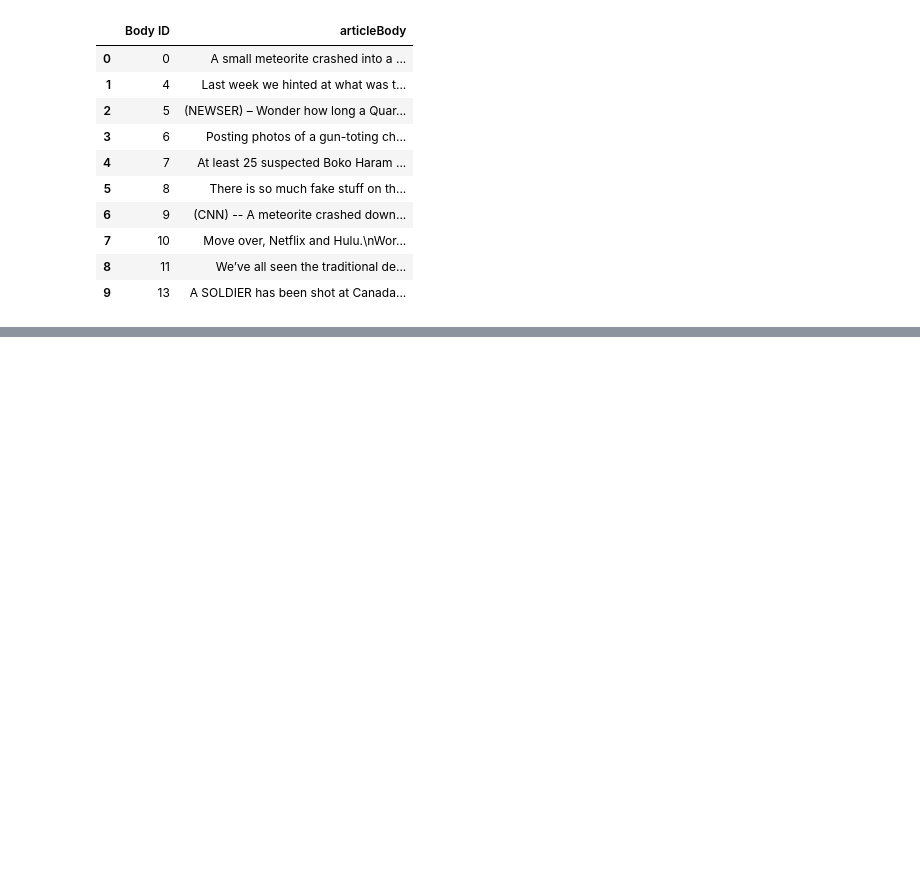
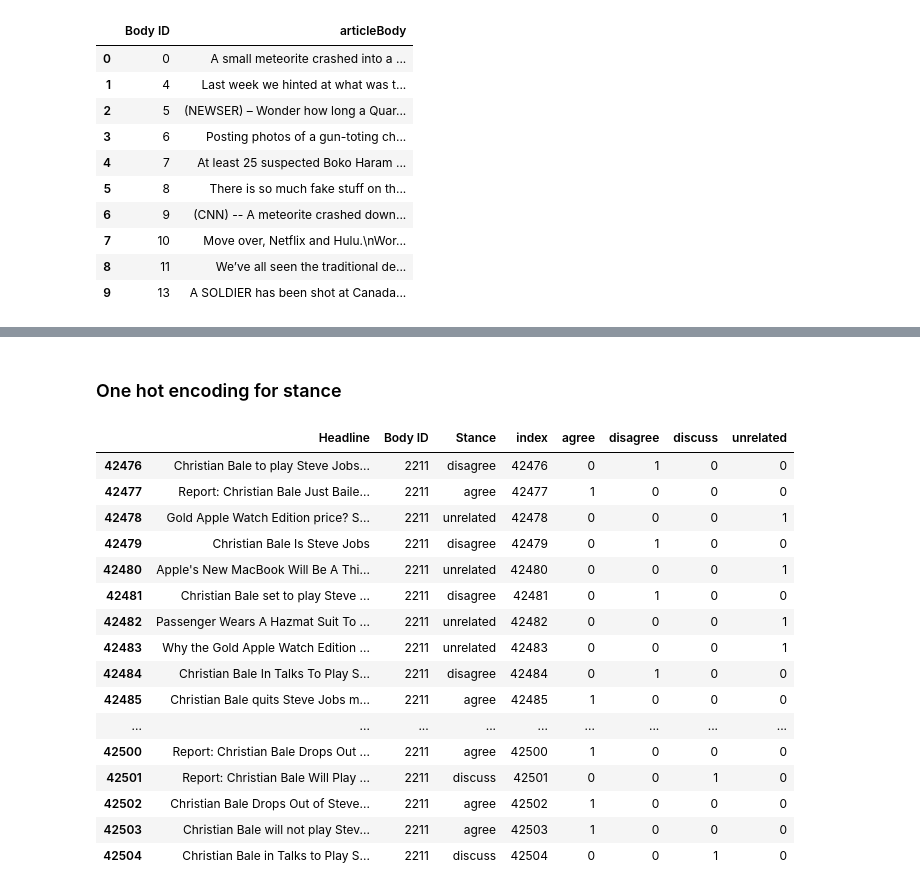
Before and after one commit to cpati/team-hvac, a Jupyter notebook: distillation/Spam_detection_and_Stance_detection.ipynb, the cells around one changed output, grey strips where cells are left out. Saved outputs shown, nothing was run; the diff lists cells and outputs as text; code cells hidden in the pictures; blank space fills up the shorter version.

```diff
--- a/distillation/Spam_detection_and_Stance_detection.ipynb
+++ b/distillation/Spam_detection_and_Stance_detection.ipynb
@@ -651,0 +810,23 @@ ValueError: Iterable over raw text documents expected, string object received.
+# %% [markdown]
+### One hot encoding for stance
+# %%
+new_df = new_df.join(new_df['Stance'].str.get_dummies())
+new_df
+# %% [output]
+|  | Headline | Body ID | Stance | index | agree | disagree | discuss | unrelated |
+| 42476 | Christian Bale to play Steve Jobs... | 2211 | disagree | 42476 | 0 | 1 | 0 | 0 |
+| 42477 | Report: Christian Bale Just Baile... | 2211 | agree | 42477 | 1 | 0 | 0 | 0 |
+| 42478 | Gold Apple Watch Edition price? S... | 2211 | unrelated | 42478 | 0 | 0 | 0 | 1 |
+| 42479 | Christian Bale Is Steve Jobs | 2211 | disagree | 42479 | 0 | 1 | 0 | 0 |
+| 42480 | Apple's New MacBook Will Be A Thi... | 2211 | unrelated | 42480 | 0 | 0 | 0 | 1 |
+| 42481 | Christian Bale set to play Steve ... | 2211 | disagree | 42481 | 0 | 1 | 0 | 0 |
+| 42482 | Passenger Wears A Hazmat Suit To ... | 2211 | unrelated | 42482 | 0 | 0 | 0 | 1 |
+| 42483 | Why the Gold Apple Watch Edition ... | 2211 | unrelated | 42483 | 0 | 0 | 0 | 1 |
+| 42484 | Christian Bale In Talks To Play S... | 2211 | disagree | 42484 | 0 | 1 | 0 | 0 |
+| 42485 | Christian Bale quits Steve Jobs m... | 2211 | agree | 42485 | 1 | 0 | 0 | 0 |
+| ... | ... | ... | ... | ... | ... | ... | ... | ... |
+| 42500 | Report: Christian Bale Drops Out ... | 2211 | agree | 42500 | 1 | 0 | 0 | 0 |
+| 42501 | Report: Christian Bale Will Play ... | 2211 | discuss | 42501 | 0 | 0 | 1 | 0 |
+| 42502 | Christian Bale Drops Out of Steve... | 2211 | agree | 42502 | 1 | 0 | 0 | 0 |
+| 42503 | Christian Bale will not play Stev... | 2211 | agree | 42503 | 1 | 0 | 0 | 0 |
+| 42504 | Christian Bale in Talks to Play S... | 2211 | discuss | 42504 | 0 | 0 | 1 | 0 |
```
Also changed, not shown: parts of 40 cells of this notebook.
